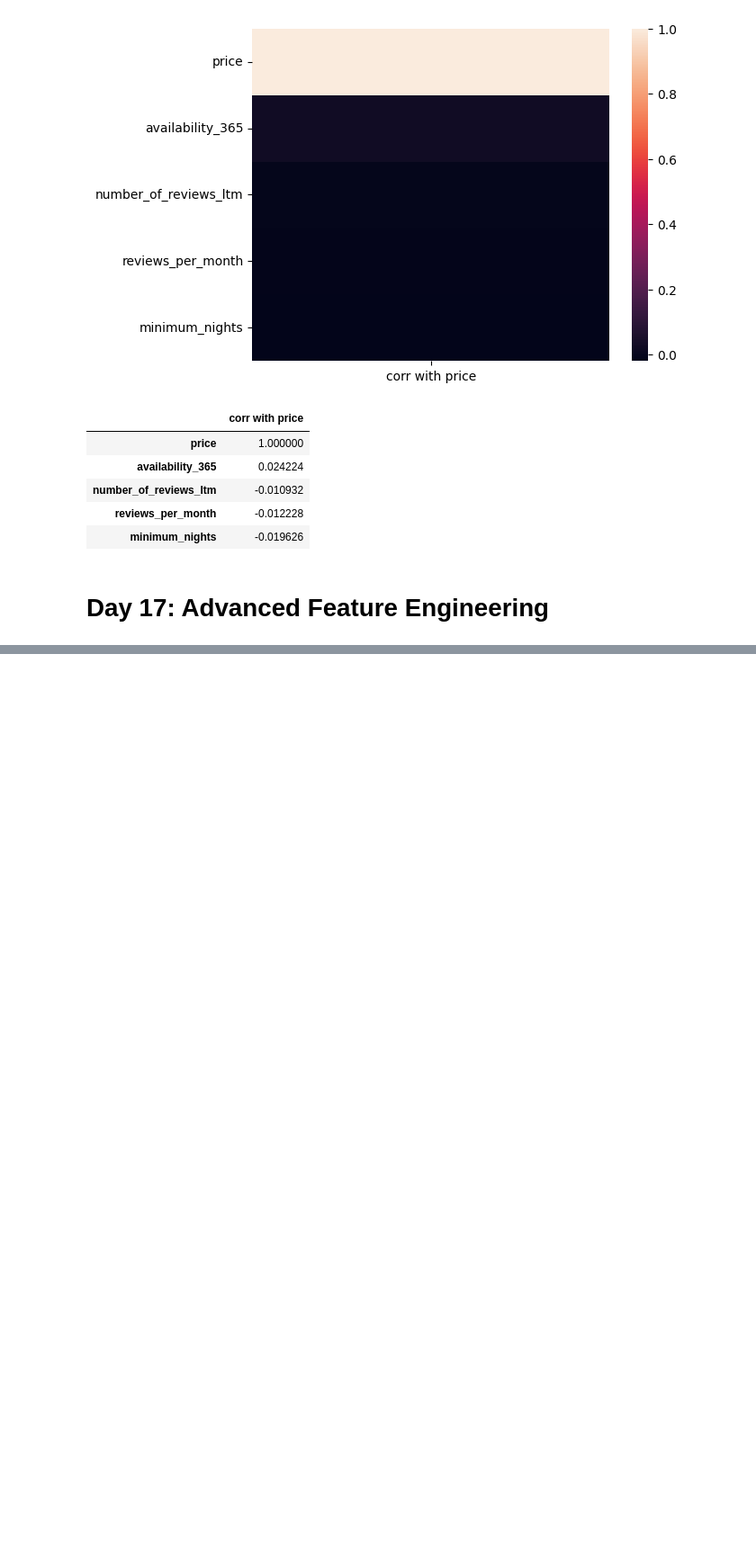
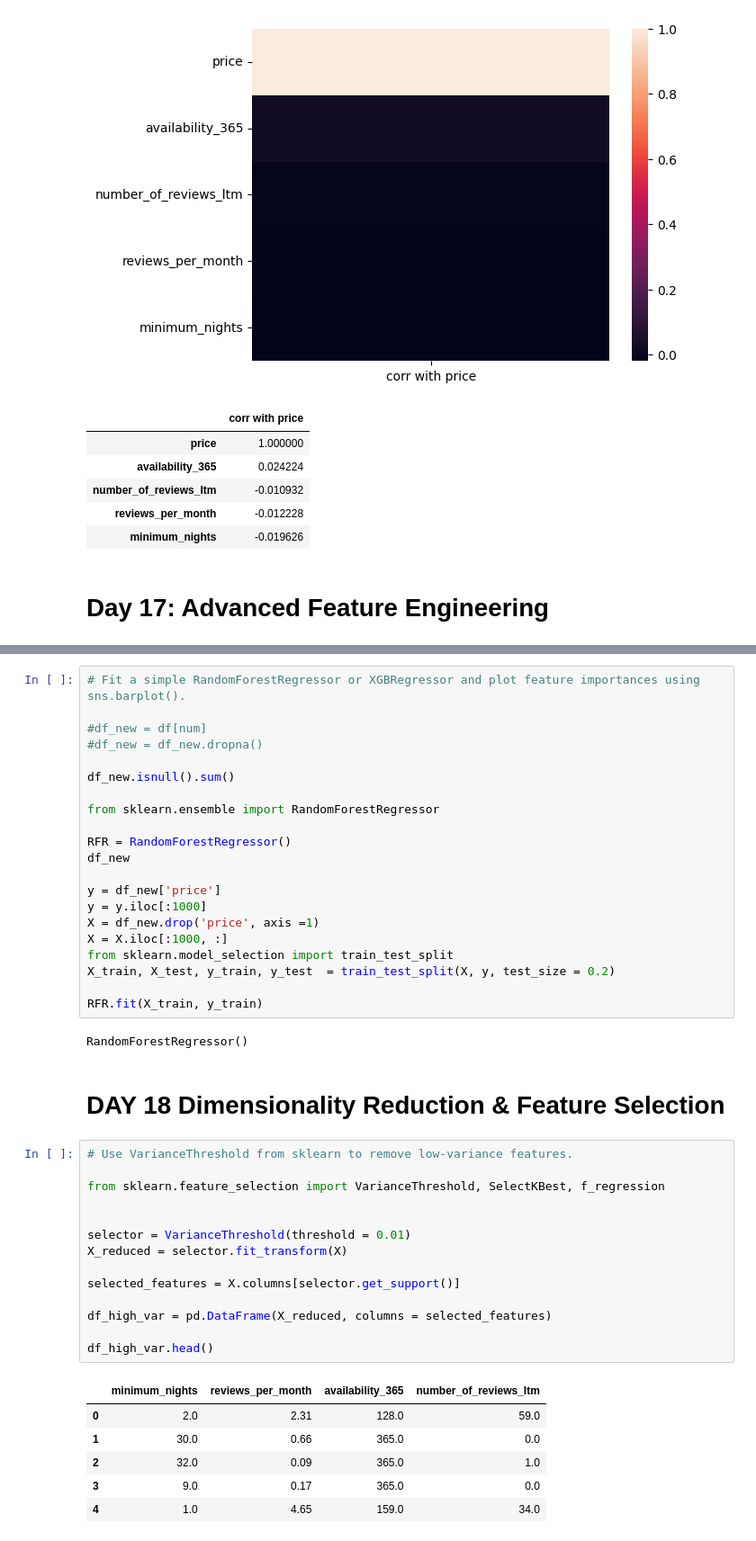
Before and after one commit to Rashmisharma0101/Python-Basics, a Jupyter notebook: Python-practice1month-24oct.ipynb, the cells around one changed output, grey strips where cells are left out. Shown at 90% size. Cells and saved outputs as stored; diff of their text form; blank space fills up the shorter version.

```diff
--- a/Python-practice1month-24oct.ipynb
+++ b/Python-practice1month-24oct.ipynb
@@ -1815,0 +2023,46 @@ corr_df
+# %%
+# Fit a simple RandomForestRegressor or XGBRegressor and plot feature importances using sns.barplot().
+
+#df_new = df[num]
+#df_new = df_new.dropna()
+
+df_new.isnull().sum()
+
+from sklearn.ensemble import RandomForestRegressor
+
+RFR = RandomForestRegressor()
+df_new
+
+y = df_new['price']
+y = y.iloc[:1000]
+X = df_new.drop('price', axis =1)
+X = X.iloc[:1000, :]
+from sklearn.model_selection import train_test_split
+X_train, X_test, y_train, y_test  = train_test_split(X, y, test_size = 0.2)
+
+RFR.fit(X_train, y_train)
+# %% [output]
+RandomForestRegressor()
+# %% [markdown]
+# DAY 18 Dimensionality Reduction & Feature Selection
+# %%
+# Use VarianceThreshold from sklearn to remove low-variance features.
+
+from sklearn.feature_selection import VarianceThreshold, SelectKBest, f_regression
+
+
+selector = VarianceThreshold(threshold = 0.01)
+X_reduced = selector.fit_transform(X)
+
+selected_features = X.columns[selector.get_support()]
+
+df_high_var = pd.DataFrame(X_reduced, columns = selected_features)
+
+df_high_var.head()
+# %% [output]
+|  | minimum_nights | reviews_per_month | availability_365 | number_of_reviews_ltm |
+| 0 | 2.0 | 2.31 | 128.0 | 59.0 |
+| 1 | 30.0 | 0.66 | 365.0 | 0.0 |
+| 2 | 32.0 | 0.09 | 365.0 | 1.0 |
+| 3 | 9.0 | 0.17 | 365.0 | 0.0 |
+| 4 | 1.0 | 4.65 | 159.0 | 34.0 |
```
Also changed, not shown: parts of 16 cells of this notebook.
